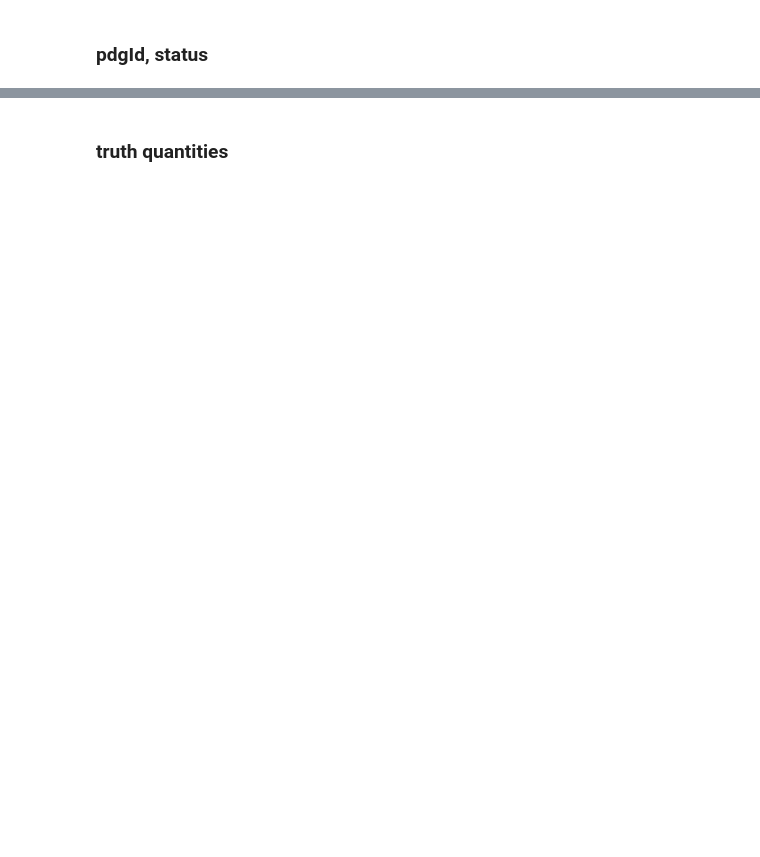
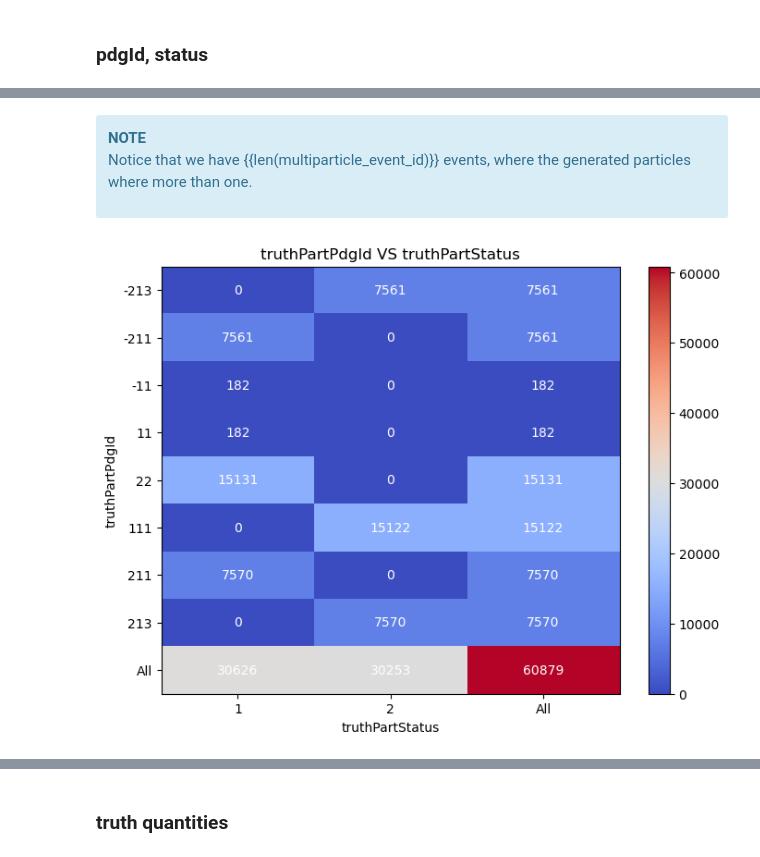
Before and after one commit to clissa/PointNet_Segmentation, a Jupyter notebook: nbs/EDA/EventTreeExplorer.ipynb, the cells around one changed output, grey strips where cells are left out. Saved outputs shown, nothing was run; the diff lists cells and outputs as text; code cells hidden in the pictures; blank space fills up the shorter version.

```diff
--- a/nbs/EDA/EventTreeExplorer.ipynb
+++ b/nbs/EDA/EventTreeExplorer.ipynb
@@ -845,13 +192,0 @@ Name: 100, dtype: int64
-# %%
-count = 0
-for i in range(len(events_casted)):
-    # check length of clusters columns
-    if events_casted[to_cast_cols].iloc[i].map(
-            lambda x: len(x))[-6:].sum() > 0:
-        print(i)
-        print(events_casted[to_cast_cols].iloc[i].map(lambda x: len(x)),
-              "\n\n")
-        count += 1
-#         print(f"{count=}")
-    if count == 5:
-        break
@@ -997,0 +619,13 @@ The generated events (single collisions) generate $\rho^{\pm}, \pi^0$ phenomena,
+# %% [markdown]
+<div class="alert alert-block alert-info"> <b>NOTE</b>
+
+
+Notice that we have {{len(multiparticle_event_id)}} events, where the generated particles where more than one.
+
+</div>
+# %%
+mosaic_df_ = events.reset_index().drop_duplicates(["eventNumber", analysis_cols[0]])[analysis_cols]
+
+mosaic_plot(mosaic_df_, analysis_cols)
+# %% [output]
+[figure, added]
```
Also changed, not shown: parts of 162 cells of this notebook.
